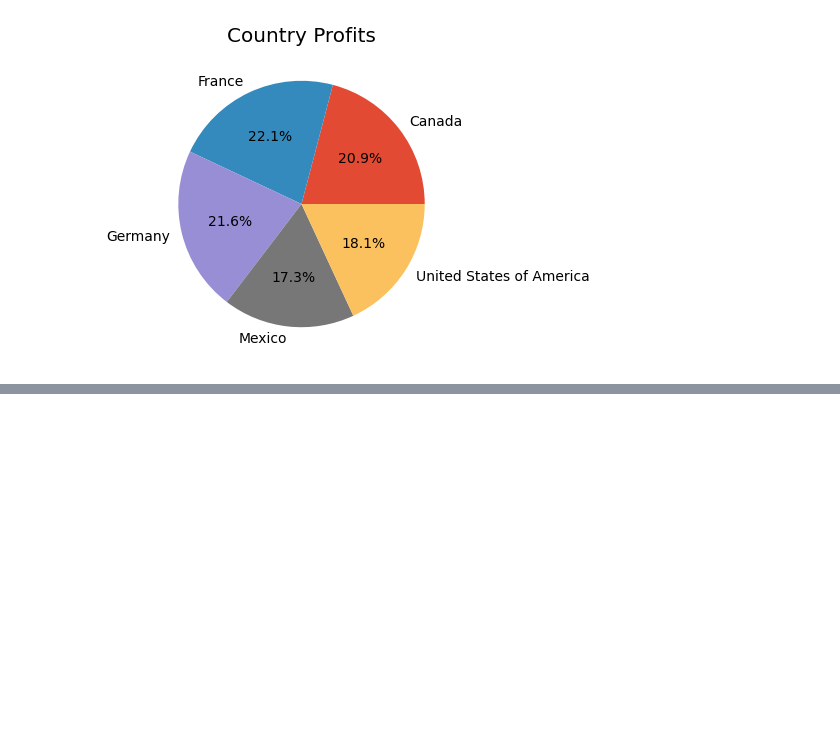
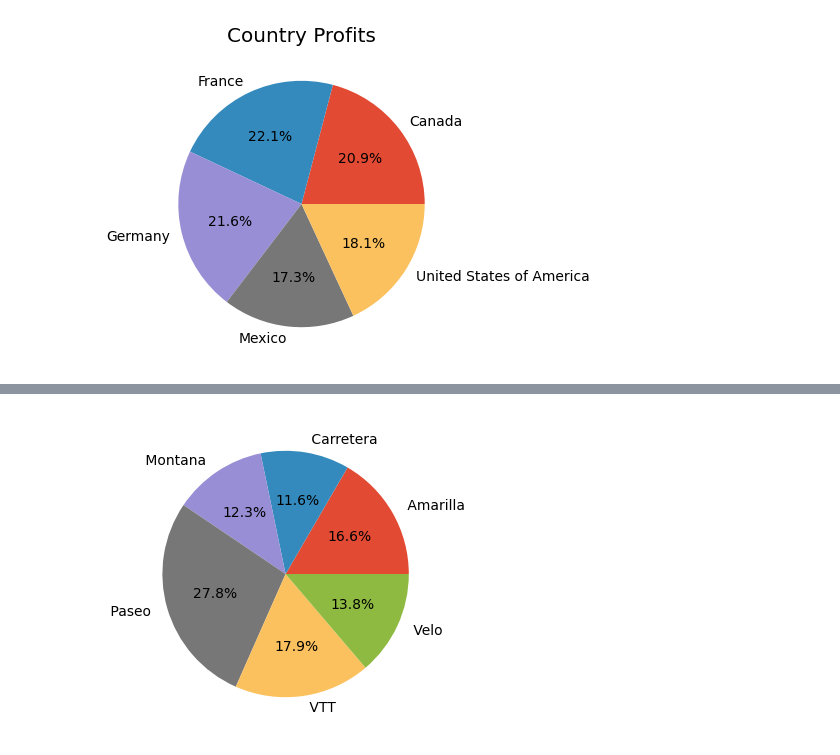
Before and after one commit to mominj10/financialanalysis, a Jupyter notebook: CompanyFinancials.ipynb, the cells around one changed output, grey strips where cells are left out. Saved outputs shown, nothing was run; the diff lists cells and outputs as text; code cells hidden in the pictures; blank space fills up the shorter version.

```diff
--- a/CompanyFinancials.ipynb
+++ b/CompanyFinancials.ipynb
@@ -289,0 +336,6 @@ plt.show()
+# %%
+plt.figure(figsize=(4,4))
+plt.pie(prod['Profit'],labels=prod['Product'],autopct='%1.1f%%')
+plt.show()
+# %% [output]
+[figure, added]
```
Also changed, not shown: parts of 13 cells of this notebook.
